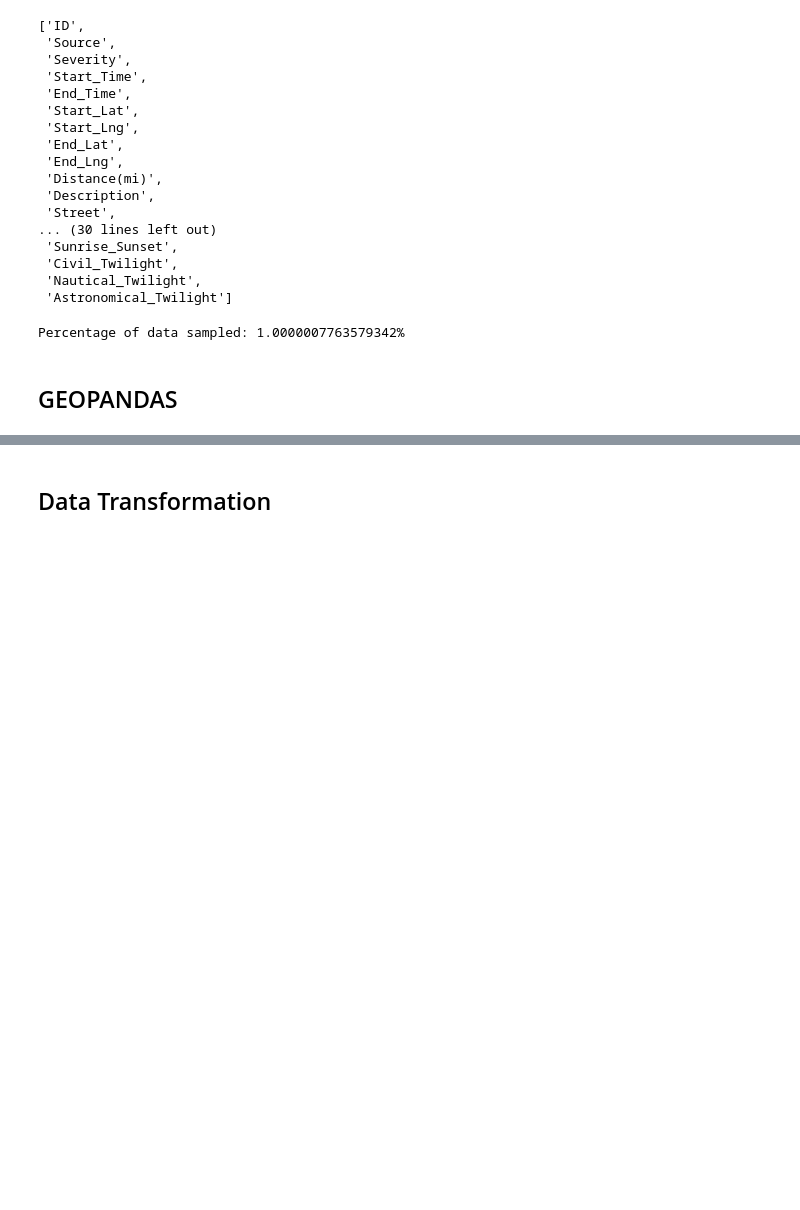
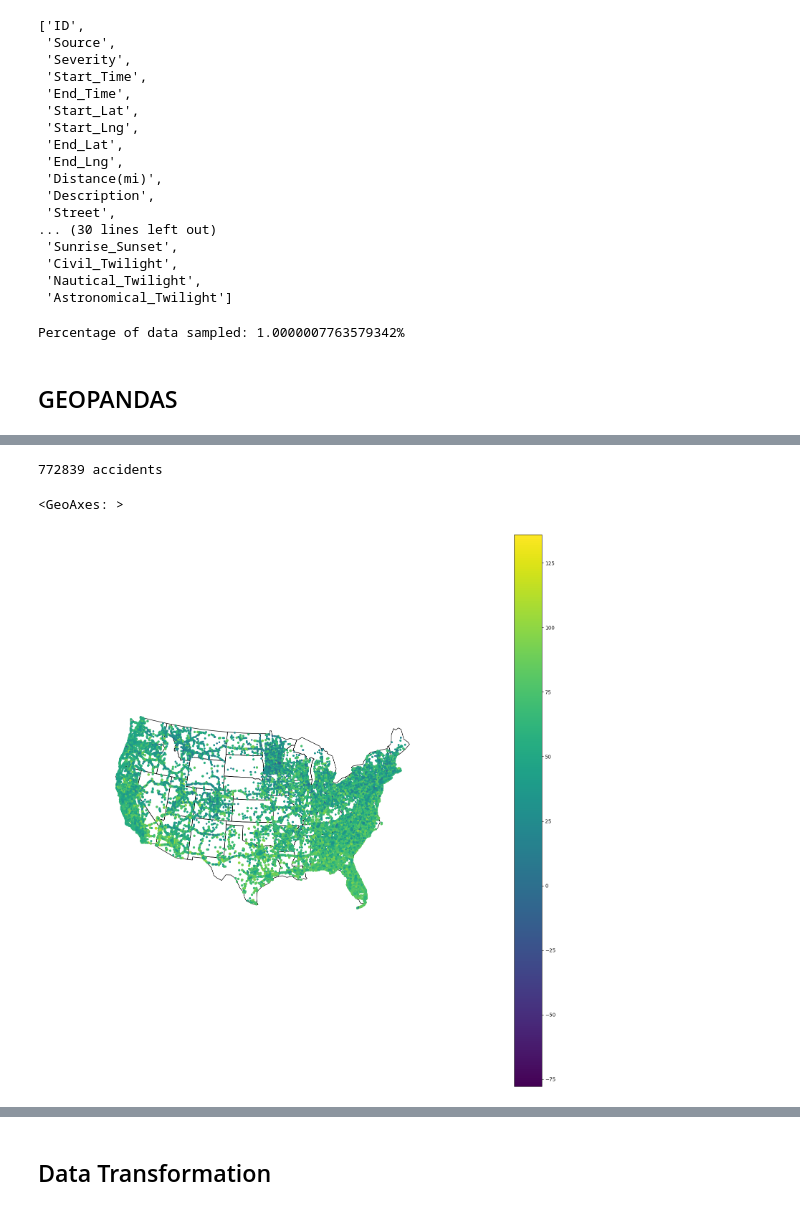
Before and after one commit to cosimop2000/BDMG-vehicle-accidents, a Jupyter notebook: workflows/vehicle-accident-vaex.ipynb, the cells around one changed output, grey strips where cells are left out. Saved outputs shown, nothing was run; the diff lists cells and outputs as text; code cells hidden in the pictures; blank space fills up the shorter version.

```diff
--- a/workflows/vehicle-accident-vaex.ipynb
+++ b/workflows/vehicle-accident-vaex.ipynb
@@ -300,0 +326,16 @@ severity_locations = accident_data[['Temperature(F)','Wind_Chill(F)','Severity',
+# %%
+#generate map with hue based on temperature
+gdfs_sample = gdf_severity.sample(int(len(gdf_severity)/10))
+print('{} accidents'.format(int(len(gdfs_sample))))
+
+contiguous_usa = geopandas.read_file(gplt.datasets.get_path('contiguous_usa'))
+ax = gplt.polyplot(
+    contiguous_usa,
+    projection=gcrs.AlbersEqualArea(),
+    figsize=(20, 20)
+)
+gplt.pointplot(gdfs_sample, ax=ax, hue=gdfs_sample[0],scale=gdfs_sample[0], legend=True, legend_var='hue')
+# %% [output]
+772839 accidents
+<GeoAxes: >
+[figure, added]
```
Also changed, not shown: parts of 11 cells of this notebook, 3 other files.
